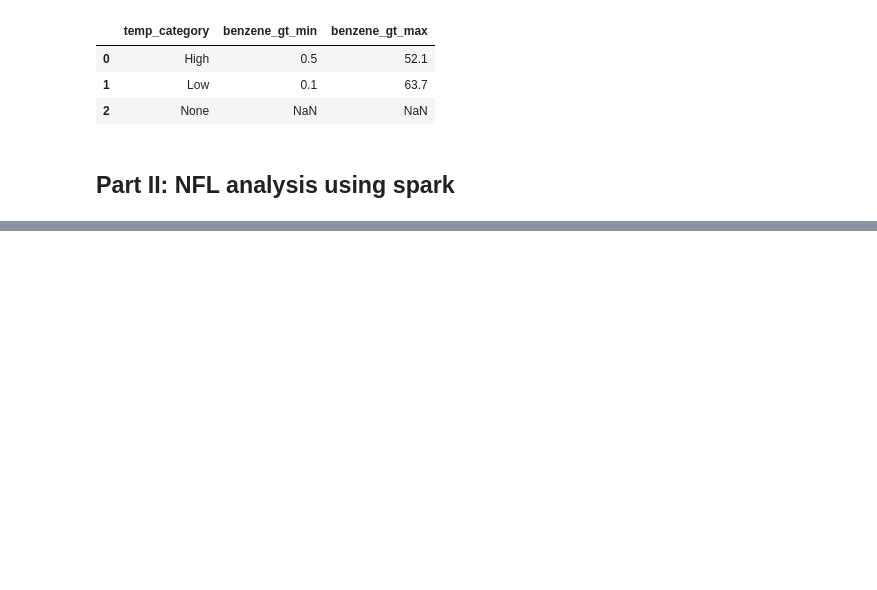
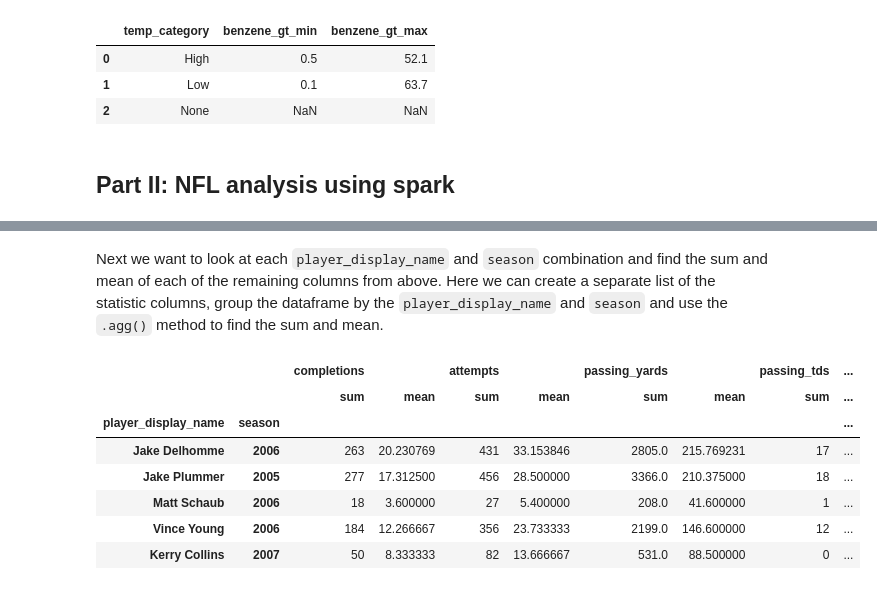
Before and after one commit to Ambaright/ST554-Project-2, a Jupyter notebook: ST554 Project.ipynb, the cells around one changed output, grey strips where cells are left out. Drawn from its saved outputs; the diff is of its cells as text; code cells hidden in the pictures; blank space fills up the shorter version.

```diff
--- a/ST554 Project.ipynb
+++ b/ST554 Project.ipynb
@@ -664,0 +692,3 @@ air_pdf.report_min_max("benzene_gt", group_var = "temp_category")
+# %%
+nfl_psdf = ps.read_csv("weekly_nfl_data.csv", delimiter = ",")
+nfl_psdf.head()
@@ -664,0 +724,7 @@ air_pdf.report_min_max("benzene_gt", group_var = "temp_category")
+# %%
+nfl_filtered_ps = nfl_psdf[
+    (nfl_psdf['position'] == "QB") &
+    (nfl_psdf['season_type'] == "REG") &
+    (nfl_psdf['season'] >= 2005) & (nfl_psdf['season'] <= 2023)
+]
+nfl_filtered_ps.head()
@@ -664,0 +741,4 @@ air_pdf.report_min_max("benzene_gt", group_var = "temp_category")
+# %%
+cols_to_keep = ['player_display_name', 'season', 'week', 'completions', 'attempts', 'passing_yards', 'passing_tds', 'interceptions']
+nfl_filtered_ps = nfl_filtered_ps[cols_to_keep]
+nfl_filtered_ps.head()
@@ -664,0 +752,15 @@ air_pdf.report_min_max("benzene_gt", group_var = "temp_category")
+# %% [markdown]
+Next we want to look at each `player_display_name` and `season` combination and find the sum and mean of each of the remaining columns from above. Here we can create a separate list of the statistic columns, group the dataframe by the `player_display_name` and `season` and use the `.agg()` method to find the sum and mean.
+# %%
+stats_cols = ['completions', 'attempts', 'passing_yards', 'passing_tds', 'interceptions']
+nfl_agg_ps = nfl_filtered_ps.groupby(['player_display_name', 'season'])[stats_cols].agg(['sum', 'mean'])
+nfl_agg_ps.head()
+# %% [output]
+|  |  | completions |  | attempts |  | passing_yards |  | passing_tds | ... |
+|  |  | sum | mean | sum | mean | sum | mean | sum | ... |
+| player_display_name | season |  |  |  |  |  |  |  | ... |
+| Jake Delhomme | 2006 | 263 | 20.230769 | 431 | 33.153846 | 2805.0 | 215.769231 | 17 | ... |
+| Jake Plummer | 2005 | 277 | 17.312500 | 456 | 28.500000 | 3366.0 | 210.375000 | 18 | ... |
+| Matt Schaub | 2006 | 18 | 3.600000 | 27 | 5.400000 | 208.0 | 41.600000 | 1 | ... |
+| Vince Young | 2006 | 184 | 12.266667 | 356 | 23.733333 | 2199.0 | 146.600000 | 12 | ... |
+| Kerry Collins | 2007 | 50 | 8.333333 | 82 | 13.666667 | 531.0 | 88.500000 | 0 | ... |
```
Also changed, not shown: parts of 20 cells of this notebook.
